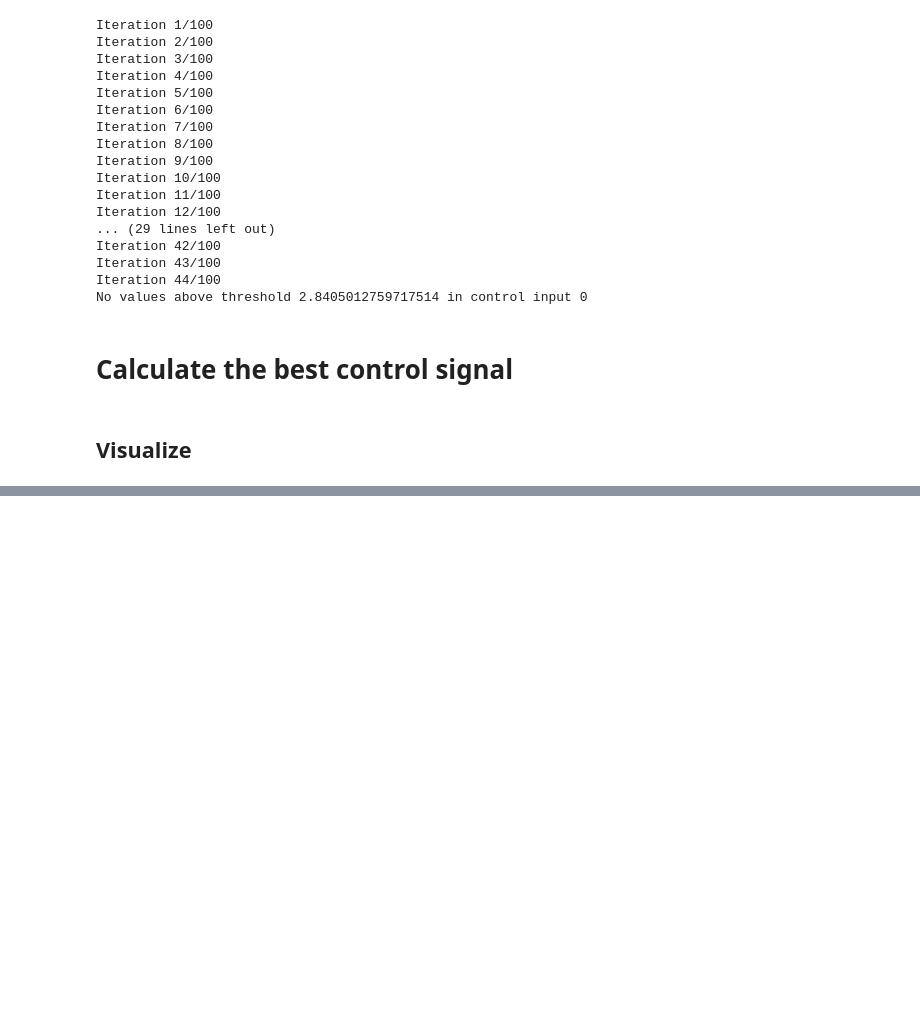
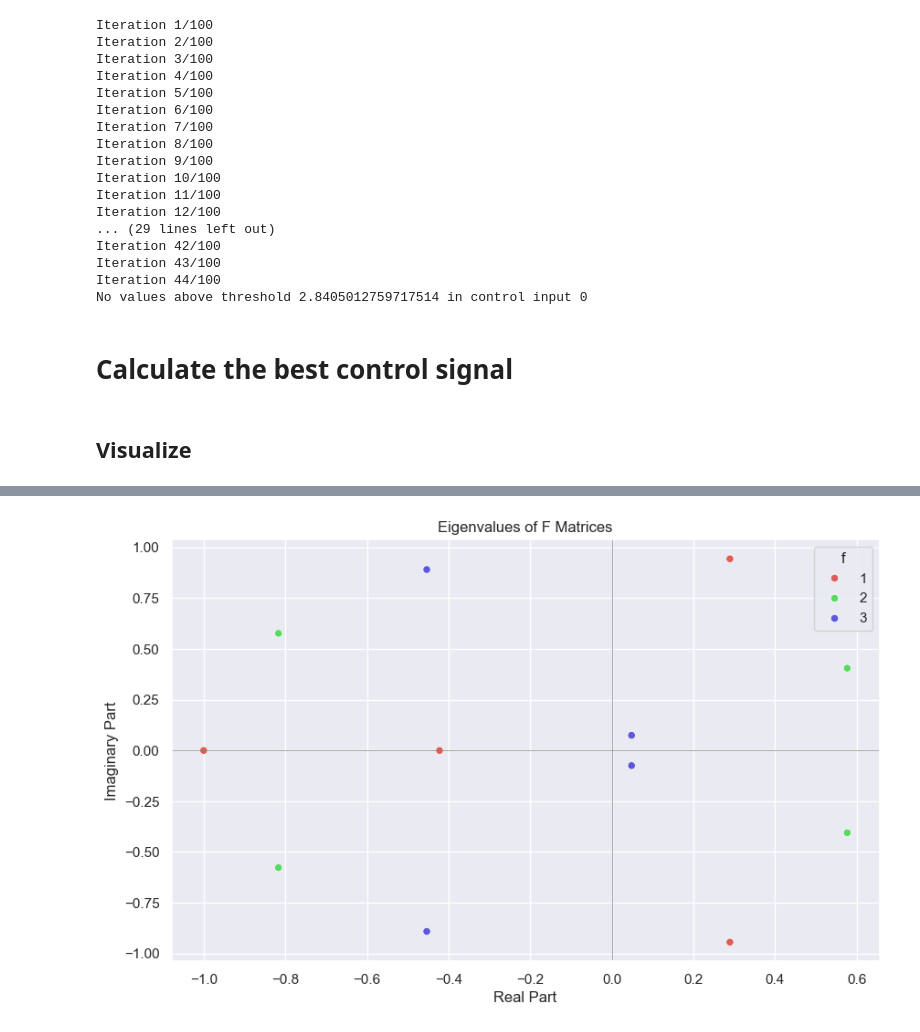
Before and after one commit to lianaak/dLDS-with-controls, a Jupyter notebook: dLDS_discrete/dlds_discrete/learn_control_signals.ipynb, the cells around one changed output, grey strips where cells are left out. Saved outputs shown, nothing was run; the diff lists cells and outputs as text; code cells hidden in the pictures; blank space fills up the shorter version.

```diff
--- a/dLDS_discrete/dlds_discrete/learn_control_signals.ipynb
+++ b/dLDS_discrete/dlds_discrete/learn_control_signals.ipynb
@@ -93,0 +184,2 @@ fig.show()
+# %%
+dlds_model_refitted = mf.train_model_include_D(data=X, max_iter=3000) # this time with more iterations
@@ -93,0 +208,27 @@ fig.show()
+# %%
+sns.set_theme()
+
+plt.figure(figsize=(10, 6))
+
+colors = {'1': 'red', '2': 'blue', '3': 'green', '4': 'purple'}
+
+data = []
+
+for idx, f_i in enumerate(dlds_model_refitted[1]):
+    eigenvalues, eigenvectors = linalg.eig(f_i)
+    for eval_num, eigenval in enumerate(eigenvalues):
+        data.append({'real': np.real(eigenval), 'imag': np.imag(eigenval), 'f': f'{idx+1}'})
+df = pd.DataFrame(data)
+
+sns.scatterplot(data=df, x='real', y='imag', hue='f', alpha=1, palette=
+                sns.color_palette("hls", len(dlds_model[1])))
+plt.axhline(0, color='gray', lw=0.5)
+plt.axvline(0, color='gray', lw=0.5)
+plt.xlabel('Real Part')
+plt.ylabel('Imaginary Part')
+plt.title('Eigenvalues of F Matrices')
+
+# Show the plot
+plt.show()
+# %% [output]
+[figure, added]
```
Also changed, not shown: parts of 12 cells of this notebook, 2 other files.
